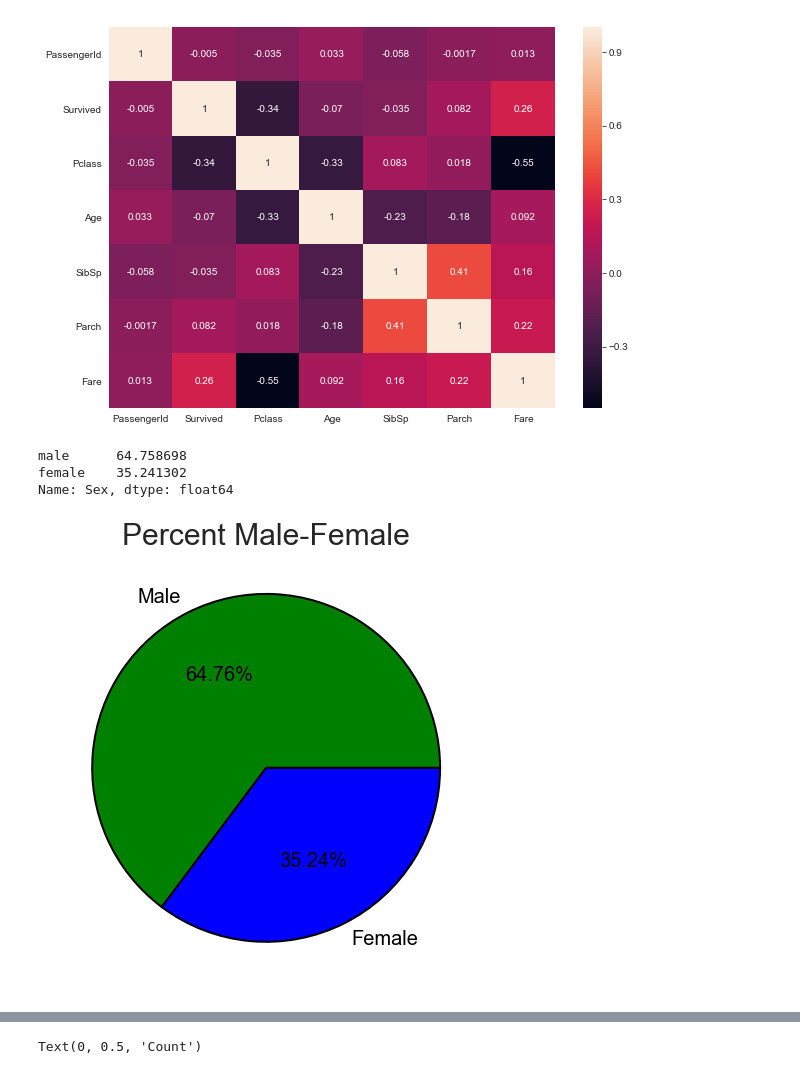
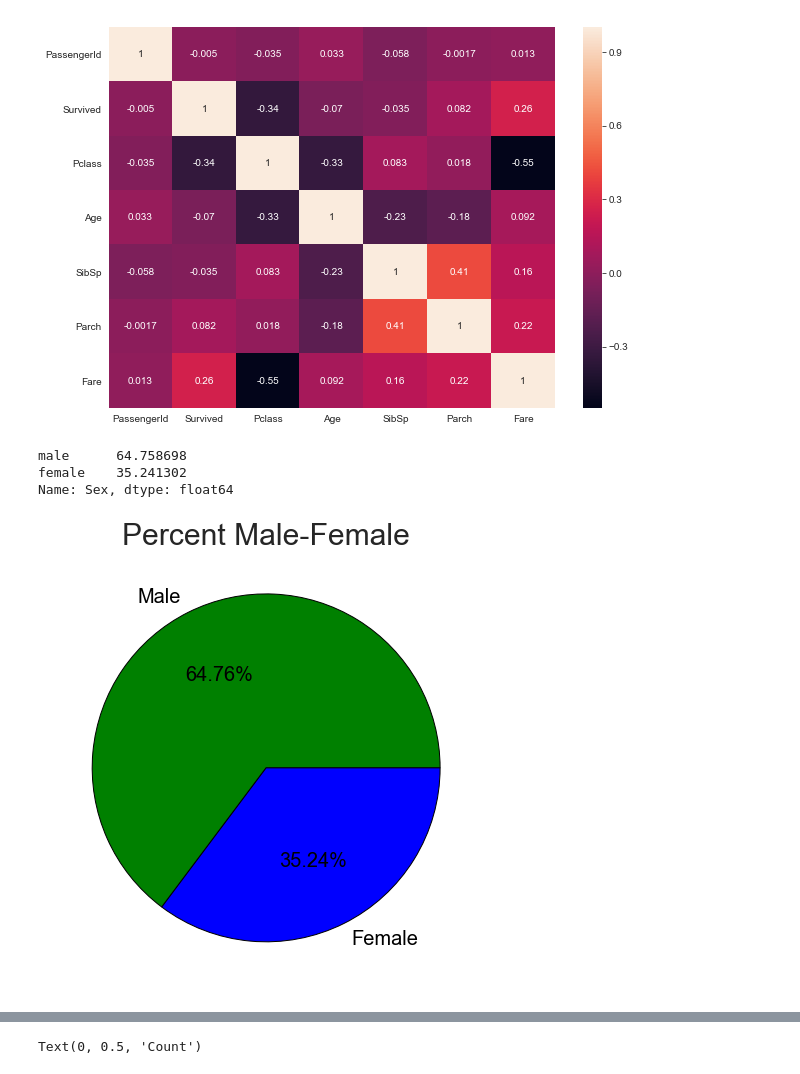
Before and after one commit to KJKR73/Titanic-Dset, a Jupyter notebook: Titanic Dataset Visual.ipynb, the cells around one changed output, grey strips where cells are left out. Cells and saved outputs as stored; diff of their text form; code cells hidden in the pictures.

```diff
--- a/Titanic Dataset Visual.ipynb
+++ b/Titanic Dataset Visual.ipynb
@@ -162,17 +147,17 @@ sns.heatmap(dataset_corr,annot = True)
 # %%
 #PIE chart visualization for Male-Female Percentage
 plt.figure(figsize = (8,8))
 plt.title('Percent Male-Female',fontsize = 30)
 x_sex,y_sex = dataset.Sex.value_counts(normalize = True)*100
 print(dataset.Sex.value_counts(normalize = True)*100)
 wedges= plt.pie([x_sex,y_sex], labels = ['Male','Female'], colors = ['green','blue'], autopct='%.2f%%',
-        textprops = {'color':'Black','size':20}, wedgeprops={'linewidth':2, 'edgecolor':'black'})
+        textprops = {'color':'Black','size':20}, wedgeprops={'linewidth':1, 'edgecolor':'black'})
 plt.show()
 # %% [output]
 male      64.758698
 female    35.241302
 Name: Sex, dtype: float64
-[figure, old version]
+[figure, new version]
 # %%
 #PIE chart visualization for Survived-Not Survived Percentage
 plt.figure(figsize = (8,8))
```
Also changed, not shown: parts of 12 cells of this notebook.
